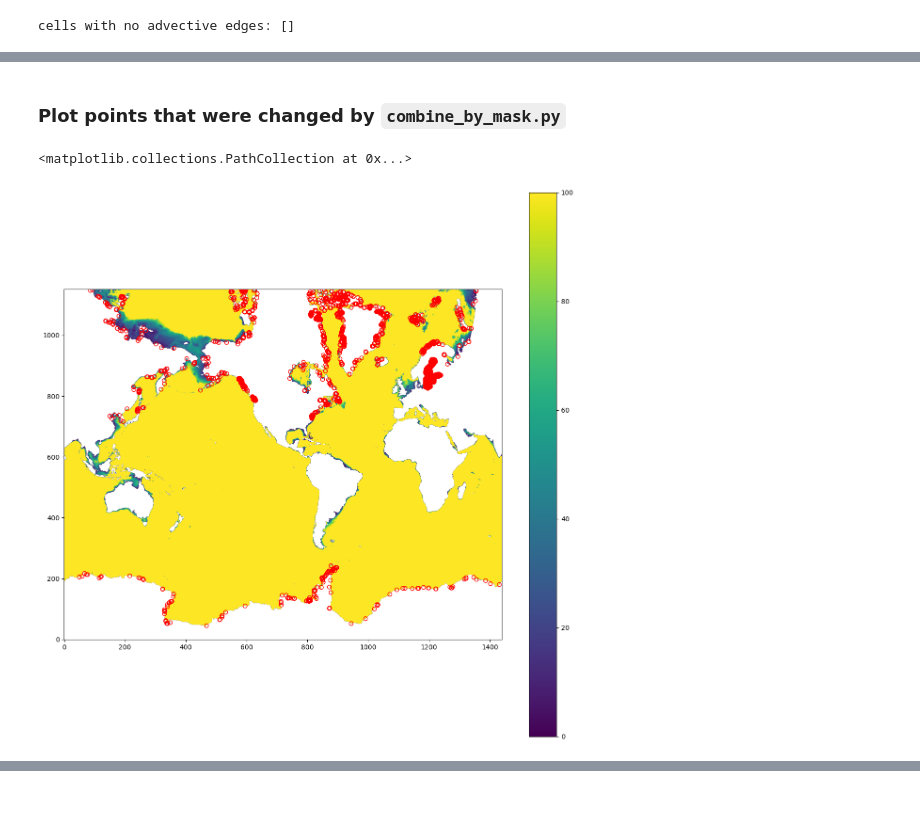
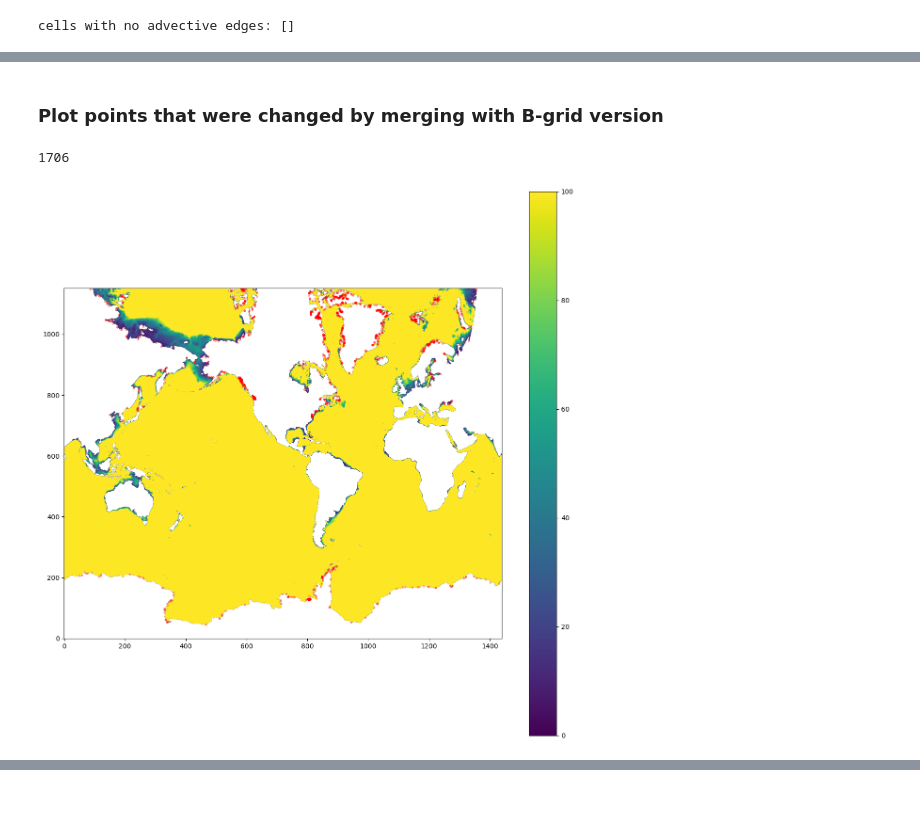
Before and after one commit to ACCESS-NRI/make_OM3_025deg_topo, a Jupyter notebook: non-advective.ipynb, the cells around one changed output, grey strips where cells are left out. Saved outputs shown, nothing was run; the diff lists cells and outputs as text; code cells hidden in the pictures.

Commit message:
add B-grid edits

```diff
--- a/non-advective.ipynb
+++ b/non-advective.ipynb
@@ -12,9 +12,11 @@ from matplotlib import cm
 import netCDF4 as nc
 import IPython.display
 # %%
-Cgrid = '/g/data/x77/aek156/make_OM3_025deg_topo/topography_intermediate_output/topog_new_fillfraction_deseas.nc'
-Bgrid = '/g/data/x77/aek156/make_OM3_025deg_topo/topography_intermediate_output/topog_new_fillfraction_B_fixnonadvective_deseas.nc'
+Cgrid = '/g/data/x77/aek156/make_OM3_025deg_topo/topography_intermediate_output/topog_new_fillfraction_edited_deseas.nc'
+Bgrid = '/g/data/x77/aek156/make_OM3_025deg_topo/topography_intermediate_output/topog_new_fillfraction_B_edited_fixnonadvective_deseas.nc'
 merged = '/g/data/x77/aek156/make_OM3_025deg_topo/topography_intermediate_output/topog_new_fillfraction_merged.nc'
+merged_post_edit = '/g/data/x77/aek156/make_OM3_025deg_topo/topography_intermediate_output/topog_new_fillfraction_merged_edited_deseas.nc'
+Cgridfinal='/g/data/x77/aek156/make_OM3_025deg_topo/topography_intermediate_output/topog_new_fillfraction_edited_deseas_mindepth.nc'
 final = '/g/data/x77/aek156/make_OM3_025deg_topo/topog.nc'
 
 bathyfile = Bgrid
@@ -162,15 +152,22 @@ cells with a non-advective edge: [(1315, 204), (881, 220), (869, 226), (876, 242
 # %% [markdown]
-### Plot points that were changed by `combine_by_mask.py`
+### Plot points that were changed by merging with B-grid version
 # %%
-C_depth = nc.Dataset(Cgrid).variables['depth'][:, :]
-merged_depth = nc.Dataset(merged).variables['depth'][:, :]
+# C_depth = nc.Dataset(Cgrid).variables['depth'][:, :]
+# merged_depth = nc.Dataset(merged).variables['depth'][:, :]
+
+C_depth = nc.Dataset(Cgridfinal).variables['depth'][:, :]
+merged_depth = nc.Dataset(final).variables['depth'][:, :]
+
 diff = np.where(np.isnan(merged_depth), 0, merged_depth) - np.where(np.isnan(C_depth), 0, C_depth)
 
 plt.figure(figsize=(15, 15))
 plt.imshow(merged_depth, vmin=0, vmax=100, origin='lower')
 plt.colorbar()
 jj, ii = np.nonzero(diff)
-plt.scatter(ii, jj, facecolors='none', edgecolors='r')
+plt.scatter(ii, jj, facecolors='none',
+            edgecolors='r', alpha=0.4,
+            s=5)
+len(jj)
 # %% [output]
-<matplotlib.collections.PathCollection at 0x...>
+1706
-[figure, old version]
+[figure, new version]
```
Also changed, not shown: parts of 9 cells of this notebook, 2 other files.
